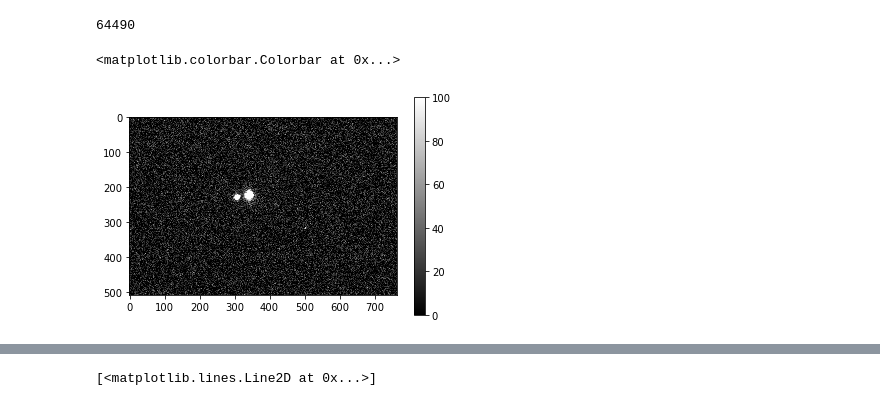
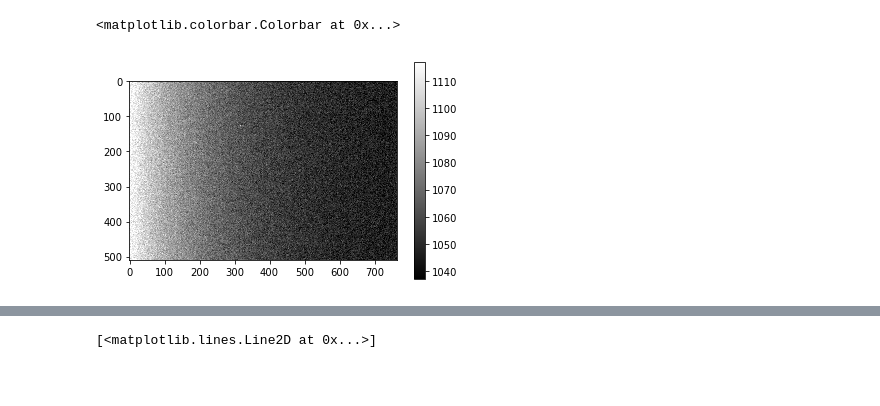
Before and after one commit to mileslucas/astro344l, a Jupyter notebook: lab2/src/lab2.ipynb, the cells around one changed output, grey strips where cells are left out. Drawn from its saved outputs; the diff is of its cells as text; code cells hidden in the pictures; blank space fills up the shorter version.

Commit message:
added lab3 some of the data

```diff
--- a/lab2/src/lab2.ipynb
+++ b/lab2/src/lab2.ipynb
@@ -19,12 +8,10 @@ plt.hist((combined).flatten(), bins=1000, range=(0,100));
-# %%
-np.percentile((combined).flatten(), [0, 99.5], interpolation='higher')
-combined.max()
-# %% [output]
-64490
+# %%
+dark_frames = [fits.getdata('../data/Albireo_V_tenth_dark00{}.FIT'.format(n)).astype('i8') for n in range(1,6)]
+med_dark_frame = np.median(dark_frames, axis=0)
 # %%
-# final=np.median(data_list, axis=0)
-plt.imshow(combined, cmap='gray', vmin=0, vmax=100)
+low, high = np.percentile(med_dark_frame.flatten(), [1, 99])
+plt.imshow(med_dark_frame, cmap='gray', vmin=low, vmax=high)
 plt.colorbar()
 # %% [output]
 <matplotlib.colorbar.Colorbar at 0x...>
-[figure, old version]
+[figure, new version]
```
Also changed, not shown: parts of 8 cells of this notebook, 15 other files.
